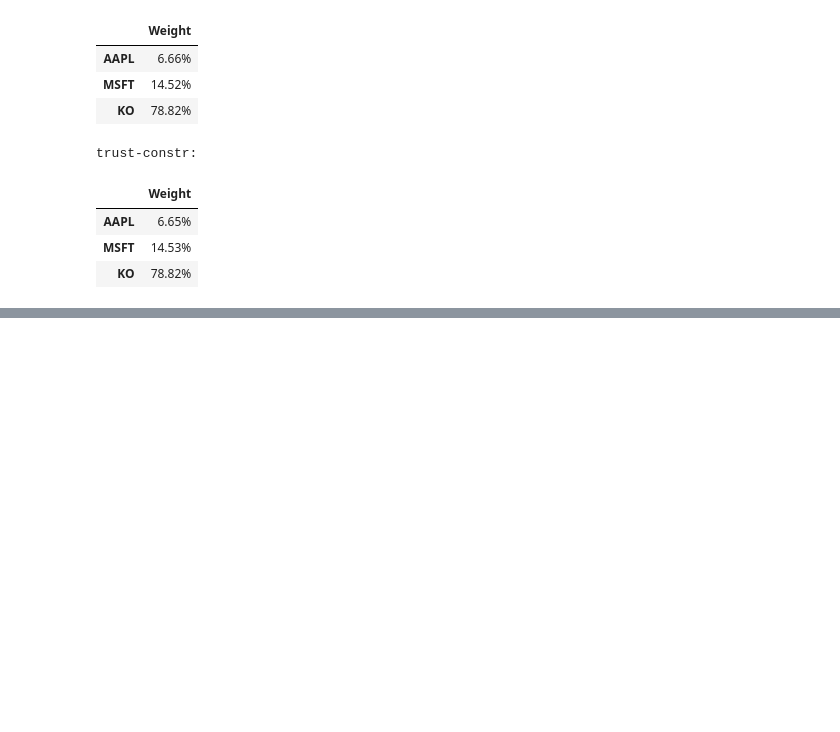
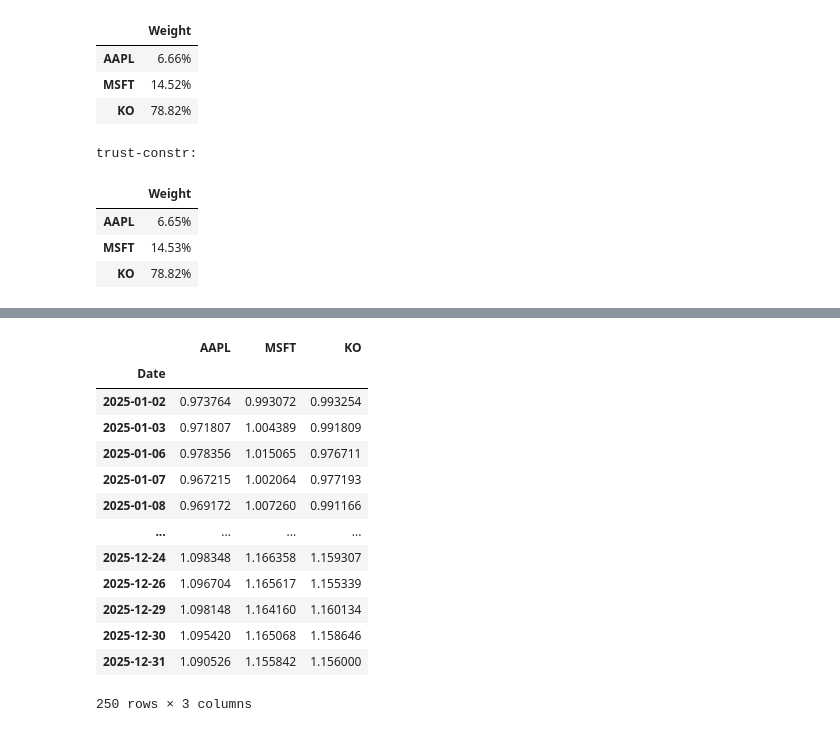
Before and after one commit to dr3gos/portofolio-optimisation, a Jupyter notebook: analysis.ipynb, the cells around one changed output, grey strips where cells are left out. Drawn from its saved outputs; the diff is of its cells as text; code cells hidden in the pictures; blank space fills up the shorter version.

```diff
--- a/analysis.ipynb
+++ b/analysis.ipynb
@@ -220,0 +242,18 @@ Wanted to try different methods of minimizing, only these three can handle bound
+# %%
+test_growth = (1 + test_returns).cumprod()
+test_growth
+# %% [output]
+|  | AAPL | MSFT | KO |
+| Date |  |  |  |
+| 2025-01-02 | 0.973764 | 0.993072 | 0.993254 |
+| 2025-01-03 | 0.971807 | 1.004389 | 0.991809 |
+| 2025-01-06 | 0.978356 | 1.015065 | 0.976711 |
+| 2025-01-07 | 0.967215 | 1.002064 | 0.977193 |
+| 2025-01-08 | 0.969172 | 1.007260 | 0.991166 |
+| ... | ... | ... | ... |
+| 2025-12-24 | 1.098348 | 1.166358 | 1.159307 |
+| 2025-12-26 | 1.096704 | 1.165617 | 1.155339 |
+| 2025-12-29 | 1.098148 | 1.164160 | 1.160134 |
+| 2025-12-30 | 1.095420 | 1.165068 | 1.158646 |
+| 2025-12-31 | 1.090526 | 1.155842 | 1.156000 |
+250 rows × 3 columns
```
Also changed, not shown: parts of 10 cells of this notebook.
